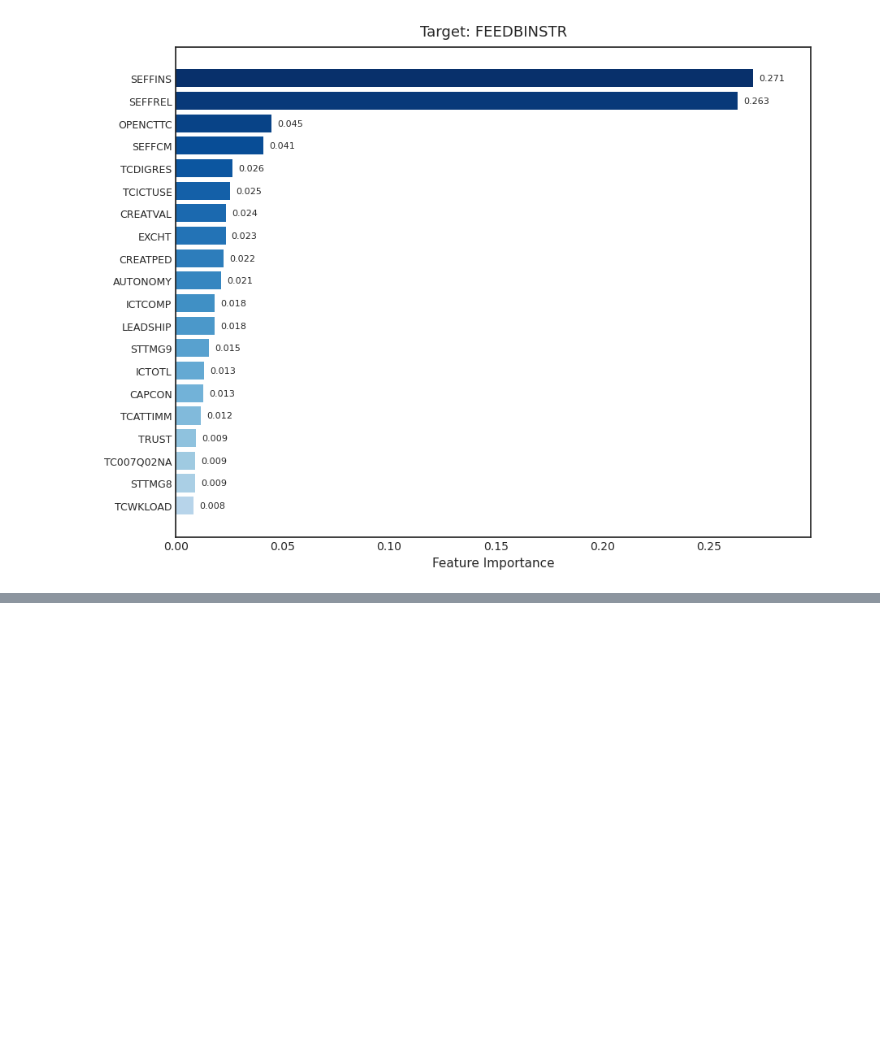
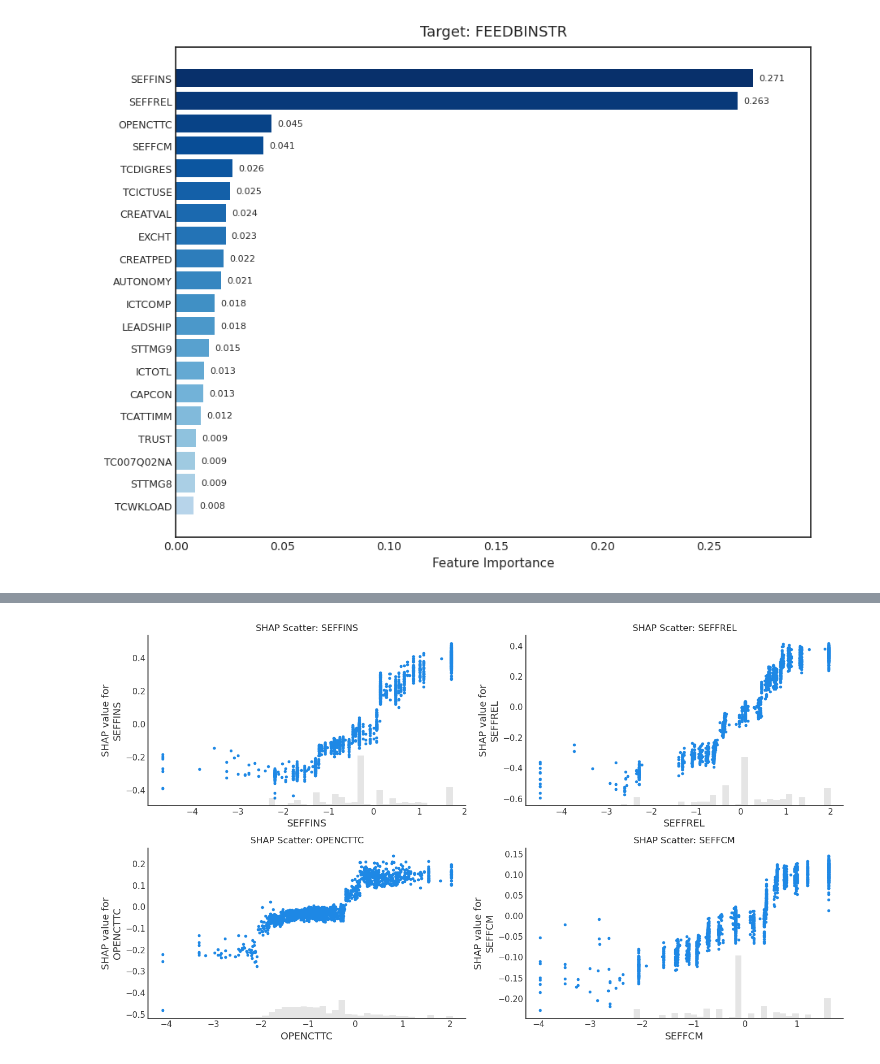
Before and after one commit to codingalzi/pisa, a Jupyter notebook: p2022/teachers_GB_FI_v3.ipynb, the cells around one changed output, grey strips where cells are left out. Cells and saved outputs as stored; diff of their text form; code cells hidden in the pictures; blank space fills up the shorter version.

```diff
--- a/p2022/teachers_GB_FI_v3.ipynb
+++ b/p2022/teachers_GB_FI_v3.ipynb
@@ -499,0 +546,21 @@ plot_feature_importances(important_features_top, target)
+# %%
+target_features = ['SEFFINS', 'SEFFREL', 'OPENCTTC', 'SEFFCM']
+
+# 2x2 서브플롯 생성
+fig, axes = plt.subplots(2, 2, figsize=(14, 8))
+axes = axes.flatten()  # 1차원 배열로 변환하여 인덱싱 편하게 함
+
+for i, feature in enumerate(target_features):
+    # 현재 축(ax) 지정
+    ax = axes[i]
+
+    # SHAP Scatter Plot 그리기
+    # show=False로 설정하여 현재 축에 그림
+    shap.plots.scatter(shap_values[:, feature], show=False, ax=ax)
+
+    ax.set_title(f"SHAP Scatter: {feature}", fontsize=12)
+
+plt.tight_layout()
+plt.show()
+# %% [output]
+[figure, added]
```
Also changed, not shown: parts of 10 cells of this notebook.
